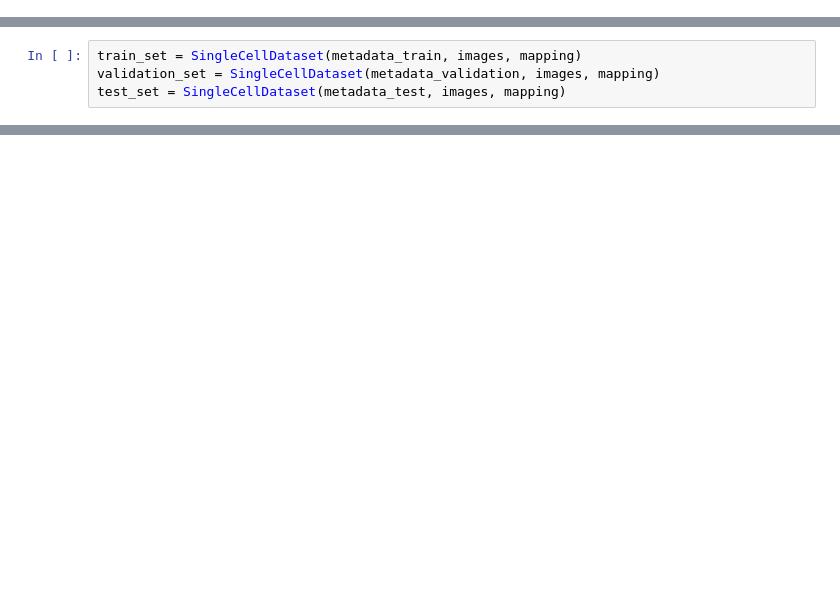
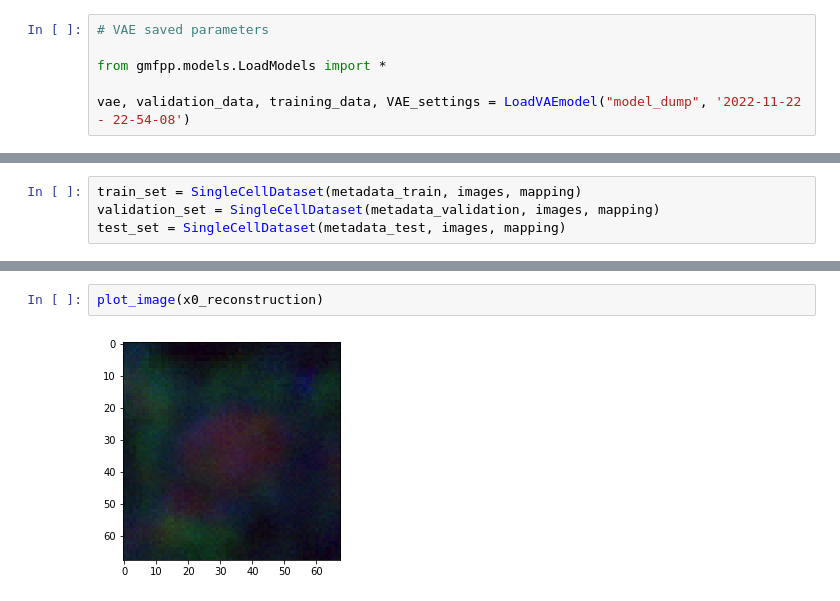
Before and after one commit to RasmusML/generative-models-for-phenotypic-profiling, a Jupyter notebook: cells_plot.ipynb, the cells around one changed output, grey strips where cells are left out. Drawn from its saved outputs; the diff is of its cells as text; blank space fills up the shorter version.

```diff
--- a/cells_plot.ipynb
+++ b/cells_plot.ipynb
@@ -149,0 +78,6 @@ class SingleCellDataset(Dataset):
+# %%
+# VAE saved parameters
+
+from gmfpp.models.LoadModels import *
+
+vae, validation_data, training_data, VAE_settings = LoadVAEmodel("model_dump", '2022-11-22 - 22-54-08')
@@ -168,0 +123,4 @@ plt.imshow(torch.permute(images[1], (1, 2, 0)))
+# %%
+plot_image(x0_reconstruction)
+# %% [output]
+[figure, added]
```
Also changed, not shown: parts of 28 cells of this notebook.
